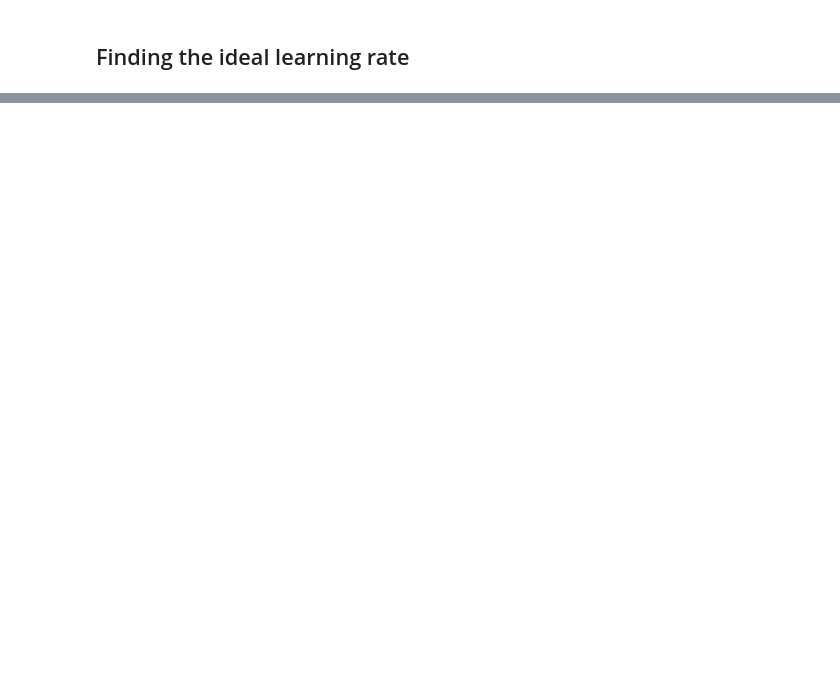
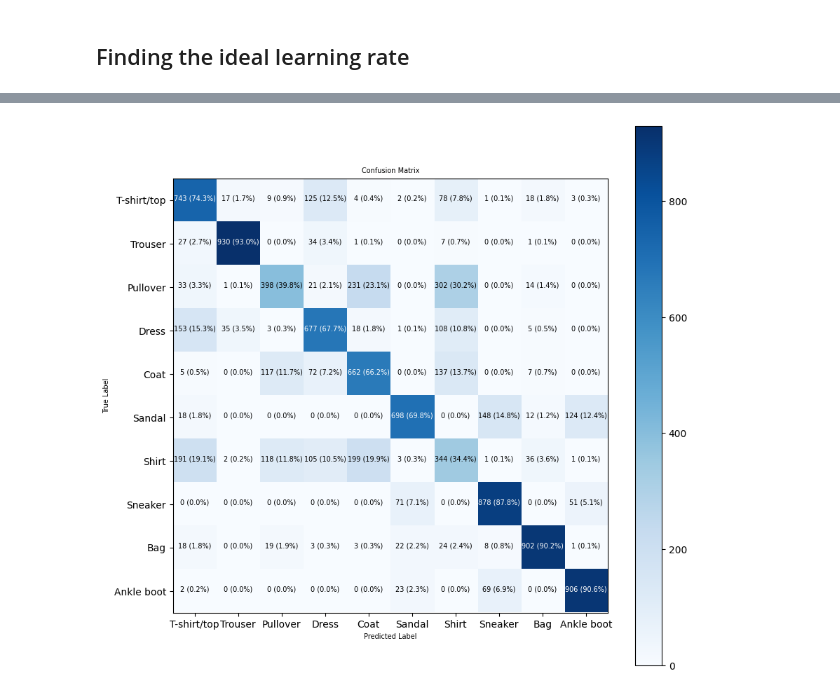
Before and after one commit to JonaBaron/TensorFlow, a Jupyter notebook: 02_neural_network_classification_in_tensorflow.ipynb, the cells around one changed output, grey strips where cells are left out. Cells and saved outputs as stored; diff of their text form; code cells hidden in the pictures; blank space fills up the shorter version.

```diff
--- a/02_neural_network_classification_in_tensorflow.ipynb
+++ b/02_neural_network_classification_in_tensorflow.ipynb
@@ -1219,0 +1232,3 @@ Epoch 20/20
+# %%
+# evaluate the model
+y_probs = model_14.predict(test_data_norm)
@@ -1219,0 +1237,3 @@ Epoch 20/20
+# %%
+# Convert the prediction into int
+y_preds = tf.argmax(y_probs, axis=1)
@@ -1219,0 +1272,5 @@ Epoch 20/20
+# %%
+# Create a confusion matrix
+make_confusion_matrix(test_labels, y_preds, classes=class_names ,text_size= 7)
+# %% [output]
+[figure, added]
```
Also changed, not shown: parts of 60 cells of this notebook.
